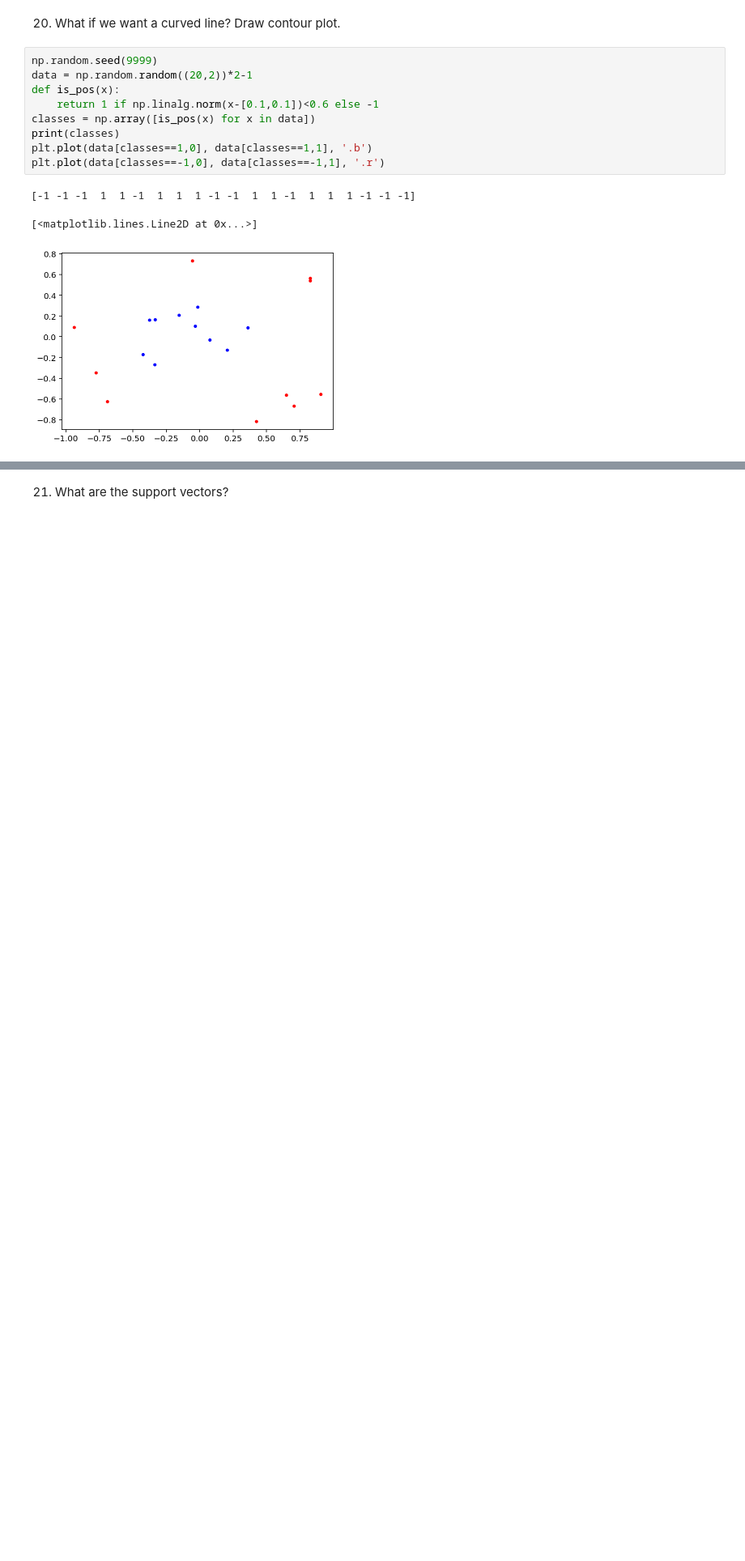
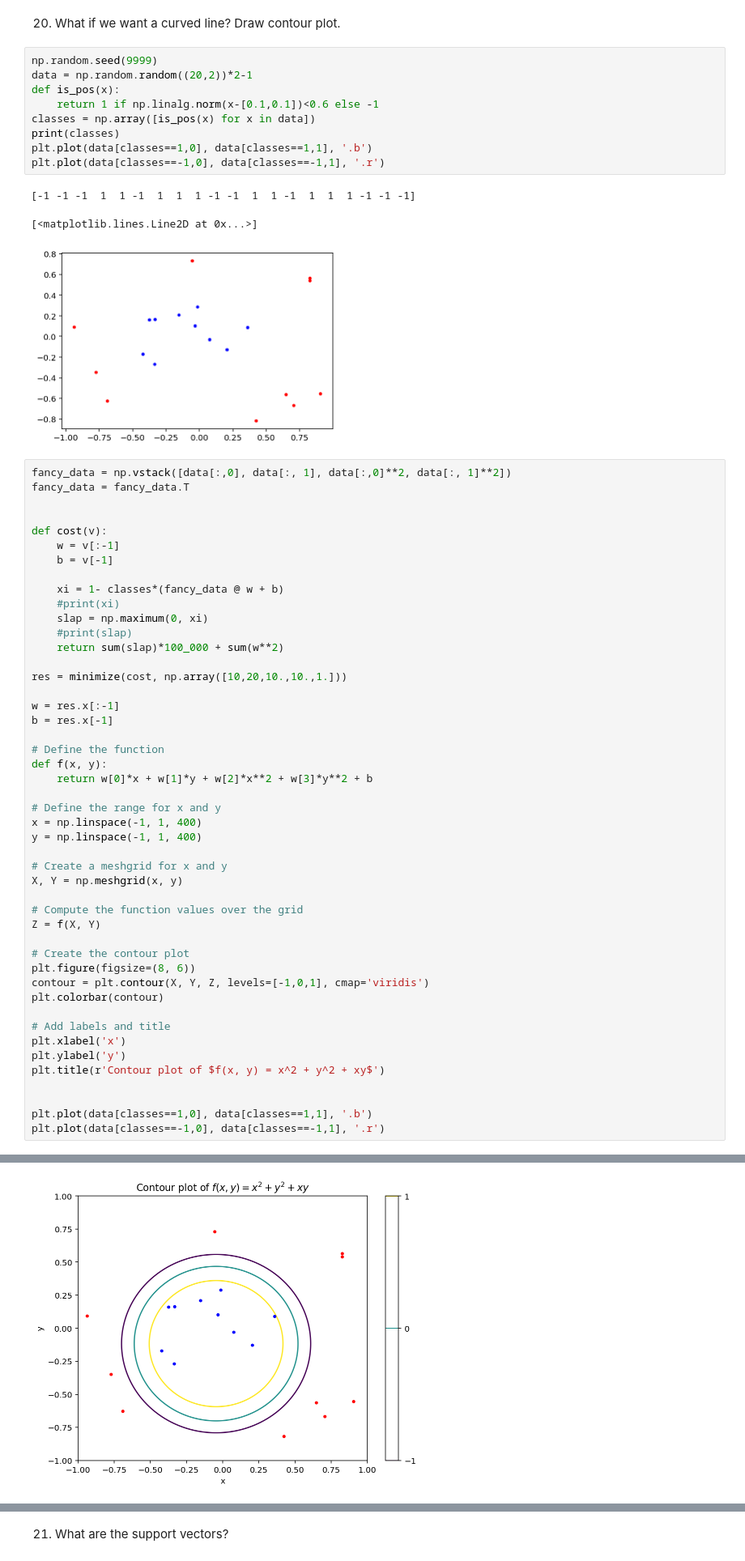
Before and after one commit to muic-pattern-rekt-2018/Exercise9, a Jupyter notebook: Support Vector Machine.ipynb, the cells around one changed output, grey strips where cells are left out. Shown: that part at 81% size. Drawn from its saved outputs; the diff is of its cells as text; blank space fills up the shorter version.

```diff
--- a/Support Vector Machine.ipynb
+++ b/Support Vector Machine.ipynb
@@ -186,3 +211,51 @@ plt.plot(data[classes==-1,0], data[classes==-1,1], '.r')
 [-1 -1 -1  1  1 -1  1  1  1 -1 -1  1  1 -1  1  1  1 -1 -1 -1]
 [<matplotlib.lines.Line2D at 0x...>]
 [figure]
+# %%
+fancy_data = np.vstack([data[:,0], data[:, 1], data[:,0]**2, data[:, 1]**2])
+fancy_data = fancy_data.T
+
+
+def cost(v):
+    w = v[:-1]
+    b = v[-1]
+
+    xi = 1- classes*(fancy_data @ w + b)
+    #print(xi)
+    slap = np.maximum(0, xi)
+    #print(slap)
+    return sum(slap)*100_000 + sum(w**2)
+
+res = minimize(cost, np.array([10,20,10.,10.,1.]))
+
+w = res.x[:-1]
+b = res.x[-1]
+
+# Define the function
+def f(x, y):
+    return w[0]*x + w[1]*y + w[2]*x**2 + w[3]*y**2 + b
+
+# Define the range for x and y
+x = np.linspace(-1, 1, 400)
+y = np.linspace(-1, 1, 400)
+
+# Create a meshgrid for x and y
+X, Y = np.meshgrid(x, y)
+
+# Compute the function values over the grid
+Z = f(X, Y)
+
+# Create the contour plot
+plt.figure(figsize=(8, 6))
+contour = plt.contour(X, Y, Z, levels=[-1,0,1], cmap='viridis')
+plt.colorbar(contour)
+
+# Add labels and title
+plt.xlabel('x')
+plt.ylabel('y')
+plt.title(r'Contour plot of $f(x, y) = x^2 + y^2 + xy$')
+
+
+plt.plot(data[classes==1,0], data[classes==1,1], '.b')
+plt.plot(data[classes==-1,0], data[classes==-1,1], '.r')
+# %% [output]
@@ -188,0 +263 @@ plt.plot(data[classes==-1,0], data[classes==-1,1], '.r')
+[figure, added]
```
Also changed, not shown: parts of 5 cells of this notebook.
